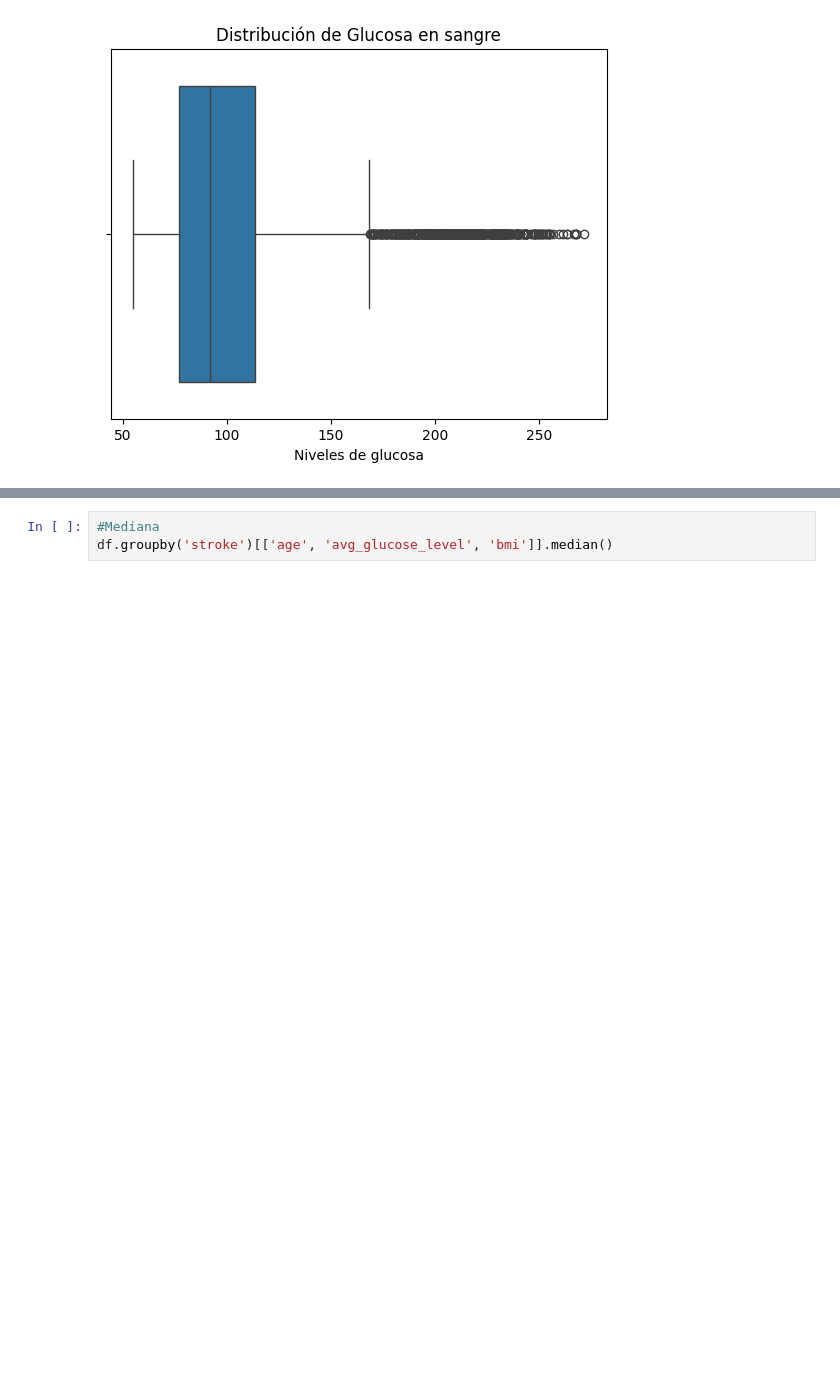
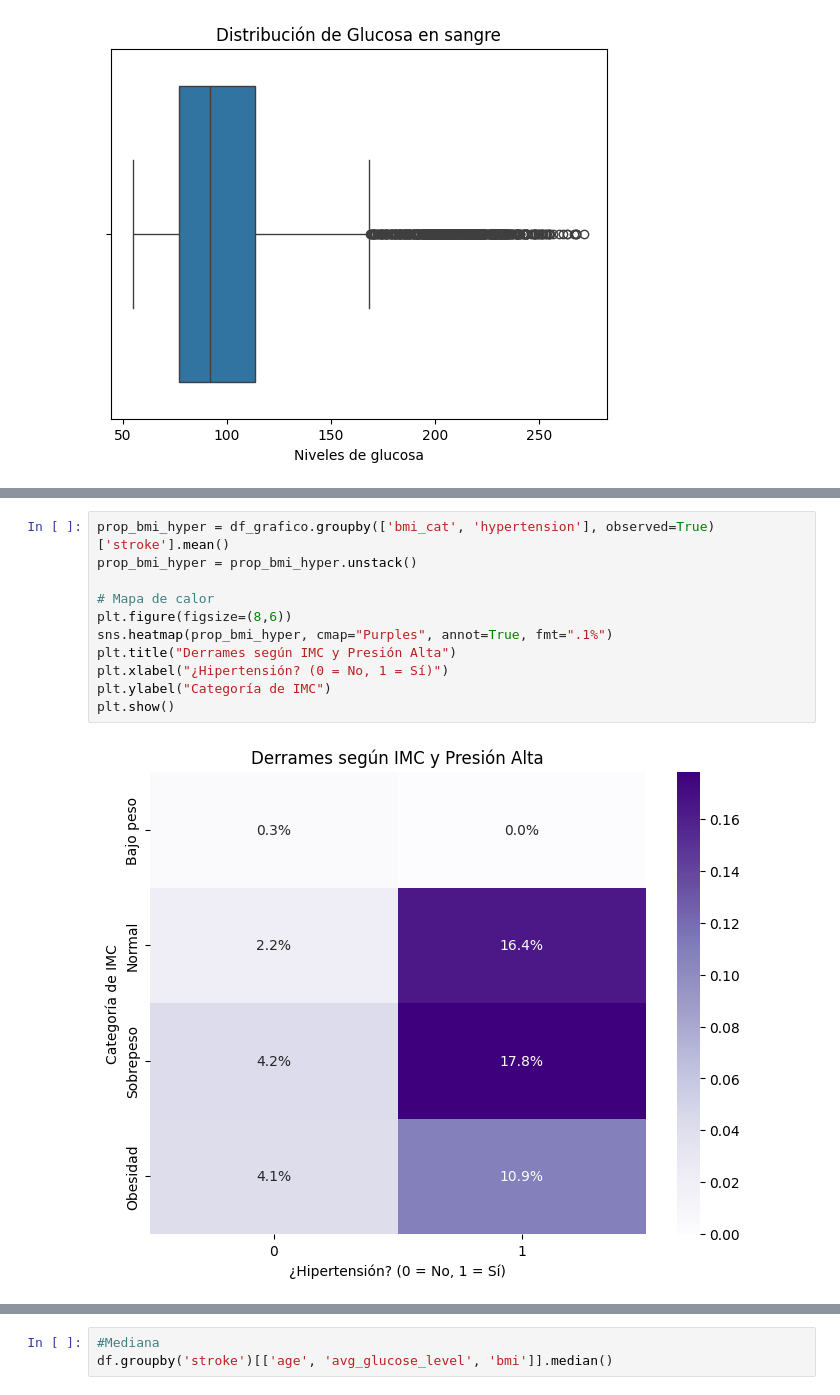
Before and after one commit to champagne-gabo/proyecto-inf280, a Jupyter notebook: notebook.ipynb, the cells around one changed output, grey strips where cells are left out. Saved outputs shown, nothing was run; the diff lists cells and outputs as text; blank space fills up the shorter version.

```diff
--- a/notebook.ipynb
+++ b/notebook.ipynb
@@ -307,0 +241,13 @@ plt.show()
+# %%
+prop_bmi_hyper = df_grafico.groupby(['bmi_cat', 'hypertension'], observed=True)['stroke'].mean()
+prop_bmi_hyper = prop_bmi_hyper.unstack()
+
+# Mapa de calor
+plt.figure(figsize=(8,6))
+sns.heatmap(prop_bmi_hyper, cmap="Purples", annot=True, fmt=".1%")
+plt.title("Derrames según IMC y Presión Alta")
+plt.xlabel("¿Hipertensión? (0 = No, 1 = Sí)")
+plt.ylabel("Categoría de IMC")
+plt.show()
+# %% [output]
+[figure, added]
```
Also changed, not shown: parts of 12 cells of this notebook.
